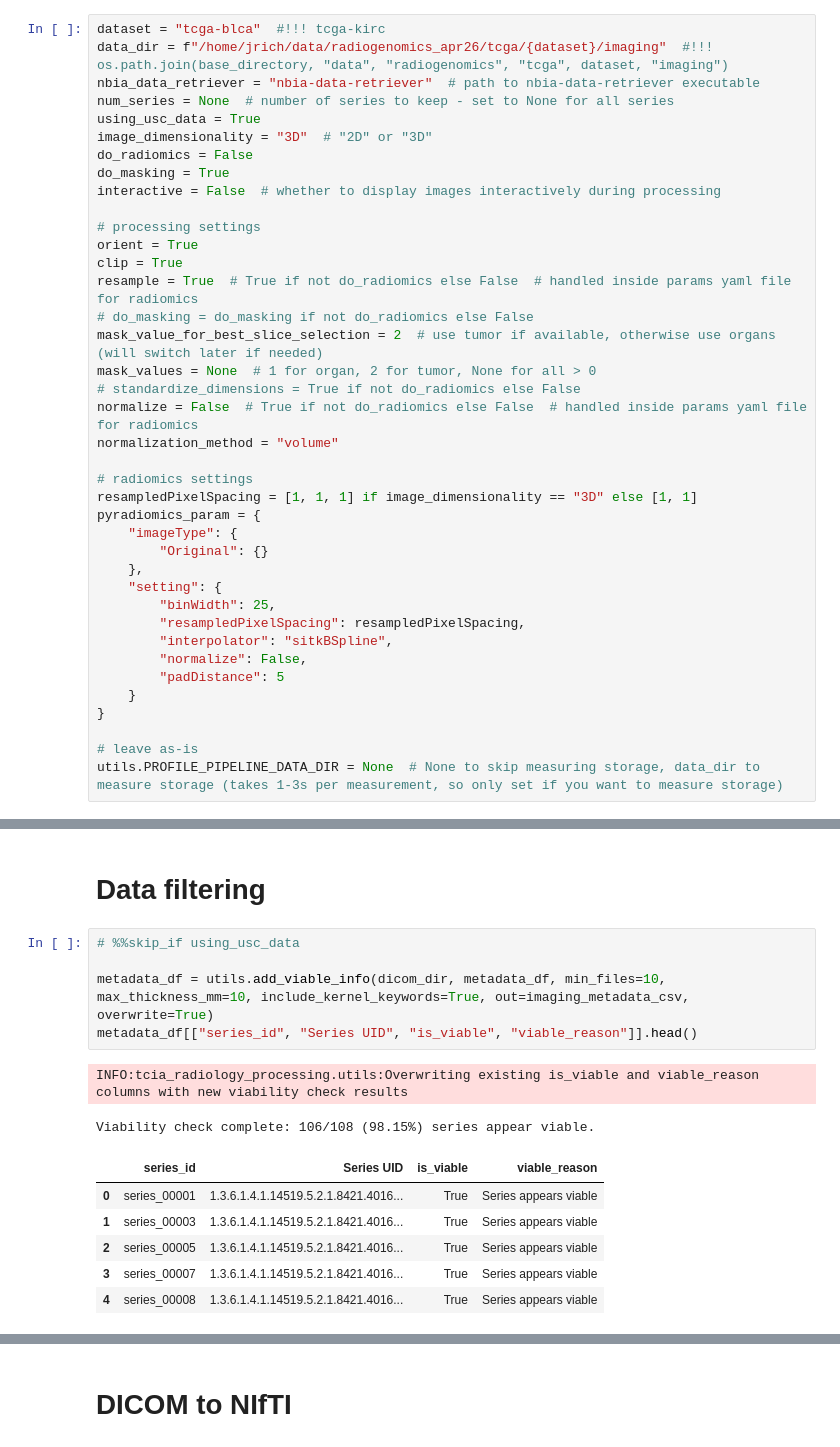
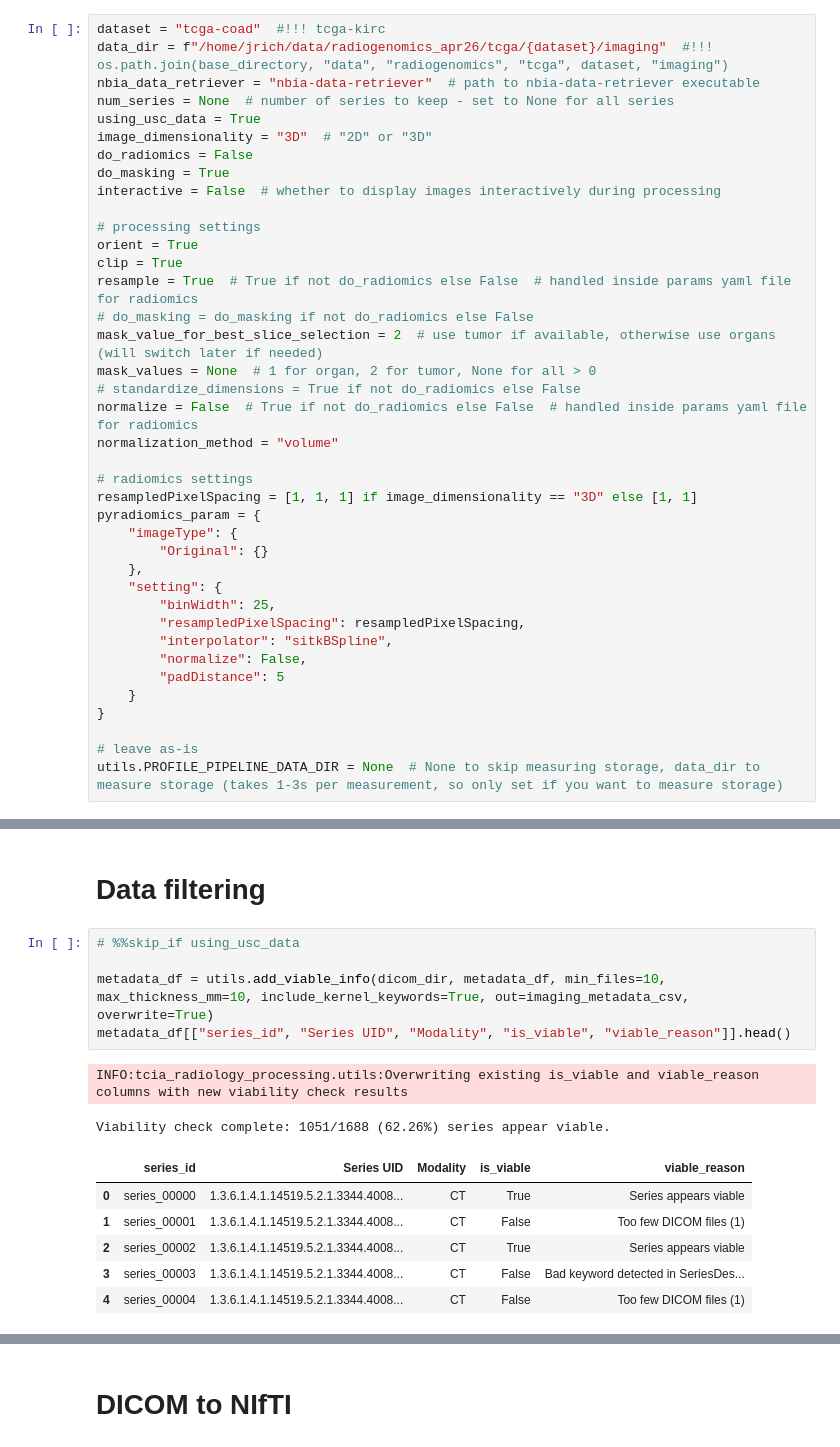
Before and after one commit to pachterlab/tcia-radiology-processing, a Jupyter notebook: notebooks/tcia_ct_processing_protocol.ipynb, the cells around one changed output, grey strips where cells are left out. Cells and saved outputs as stored; diff of their text form.

```diff
--- a/notebooks/tcia_ct_processing_protocol.ipynb
+++ b/notebooks/tcia_ct_processing_protocol.ipynb
@@ -37,7 +37,7 @@ base_directory = os.path.dirname(os.path.abspath(""))
 # %% [markdown]
 # Define hyperparameters
 # %%
-dataset = "tcga-blca"  #!!! tcga-kirc
+dataset = "tcga-coad"  #!!! tcga-kirc
 data_dir = f"/home/jrich/data/radiogenomics_apr26/tcga/{dataset}/imaging"  #!!! os.path.join(base_directory, "data", "radiogenomics", "tcga", dataset, "imaging")
 nbia_data_retriever = "nbia-data-retriever"  # path to nbia-data-retriever executable
 num_series = None  # number of series to keep - set to None for all series
@@ -438,17 +404,17 @@ interactive(children=(IntSlider(value=14, description='i', max=28), Output()), _
 # %%
 # %%skip_if using_usc_data
 
 metadata_df = utils.add_viable_info(dicom_dir, metadata_df, min_files=10, max_thickness_mm=10, include_kernel_keywords=True, out=imaging_metadata_csv, overwrite=True)
-metadata_df[["series_id", "Series UID", "is_viable", "viable_reason"]].head()
+metadata_df[["series_id", "Series UID", "Modality", "is_viable", "viable_reason"]].head()
 # %% [output]
 INFO:tcia_radiology_processing.utils:Overwriting existing is_viable and viable_reason columns with new viability check results
-Viability check complete: 106/108 (98.15%) series appear viable.
+Viability check complete: 1051/1688 (62.26%) series appear viable.
-|  | series_id | Series UID | is_viable | viable_reason |
-| 0 | series_00001 | 1.3.6.1.4.1.14519.5.2.1.8421.4016... | True | Series appears viable |
-| 1 | series_00003 | 1.3.6.1.4.1.14519.5.2.1.8421.4016... | True | Series appears viable |
-| 2 | series_00005 | 1.3.6.1.4.1.14519.5.2.1.8421.4016... | True | Series appears viable |
-| 3 | series_00007 | 1.3.6.1.4.1.14519.5.2.1.8421.4016... | True | Series appears viable |
-| 4 | series_00008 | 1.3.6.1.4.1.14519.5.2.1.8421.4016... | True | Series appears viable |
+|  | series_id | Series UID | Modality | is_viable | viable_reason |
+| 0 | series_00000 | 1.3.6.1.4.1.14519.5.2.1.3344.4008... | CT | True | Series appears viable |
+| 1 | series_00001 | 1.3.6.1.4.1.14519.5.2.1.3344.4008... | CT | False | Too few DICOM files (1) |
+| 2 | series_00002 | 1.3.6.1.4.1.14519.5.2.1.3344.4008... | CT | True | Series appears viable |
+| 3 | series_00003 | 1.3.6.1.4.1.14519.5.2.1.3344.4008... | CT | False | Bad keyword detected in SeriesDes... |
+| 4 | series_00004 | 1.3.6.1.4.1.14519.5.2.1.3344.4008... | CT | False | Too few DICOM files (1) |
 # %%
 # %%skip_if using_usc_data
 
```
Also changed, not shown: parts of 15 cells of this notebook.
